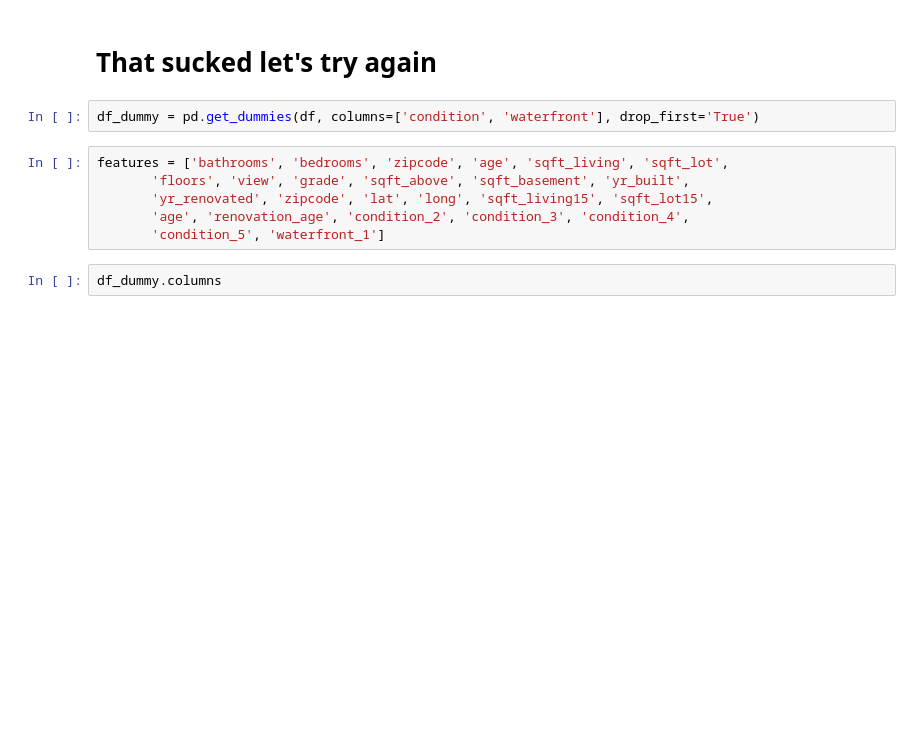
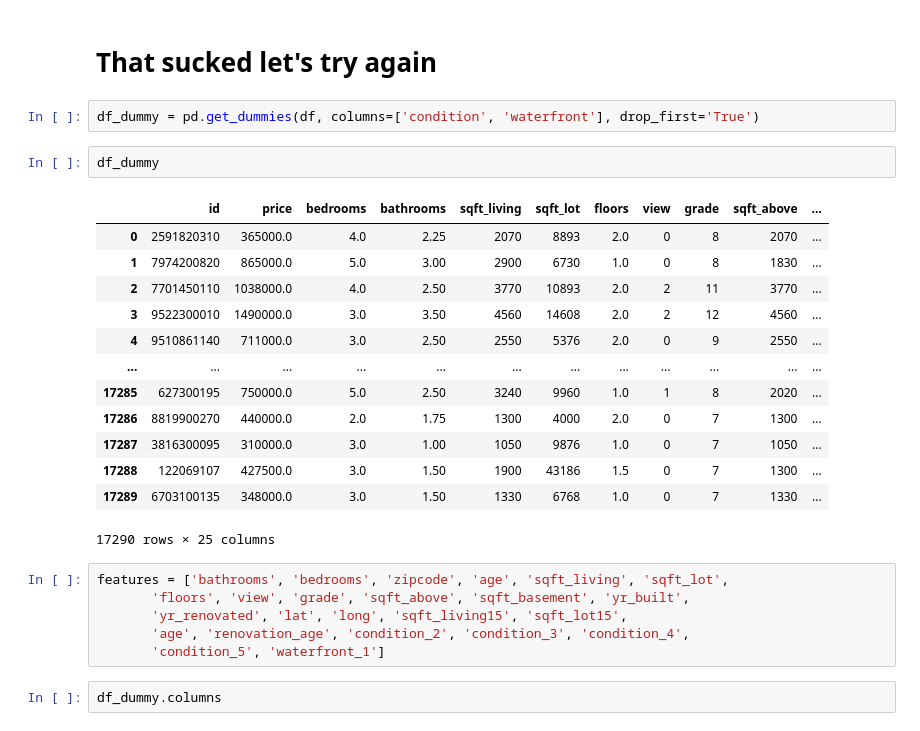
Before and after one commit to raizelistaken/Housing_Prices_KC, a Jupyter notebook: Saturday_models.ipynb, the cells around one changed output. Saved outputs shown, nothing was run; the diff lists cells and outputs as text; blank space fills up the shorter version.

```diff
--- a/Saturday_models.ipynb
+++ b/Saturday_models.ipynb
@@ -759,10 +759,26 @@ Root Mean Squared Error:214807.50964505668
 # That sucked let's try again
 # %%
 df_dummy = pd.get_dummies(df, columns=['condition', 'waterfront'], drop_first='True')
+# %%
+df_dummy
+# %% [output]
+|  | id | price | bedrooms | bathrooms | sqft_living | sqft_lot | floors | view | grade | sqft_above | ... |
+| 0 | 2591820310 | 365000.0 | 4.0 | 2.25 | 2070 | 8893 | 2.0 | 0 | 8 | 2070 | ... |
+| 1 | 7974200820 | 865000.0 | 5.0 | 3.00 | 2900 | 6730 | 1.0 | 0 | 8 | 1830 | ... |
+| 2 | 7701450110 | 1038000.0 | 4.0 | 2.50 | 3770 | 10893 | 2.0 | 2 | 11 | 3770 | ... |
+| 3 | 9522300010 | 1490000.0 | 3.0 | 3.50 | 4560 | 14608 | 2.0 | 2 | 12 | 4560 | ... |
+| 4 | 9510861140 | 711000.0 | 3.0 | 2.50 | 2550 | 5376 | 2.0 | 0 | 9 | 2550 | ... |
+| ... | ... | ... | ... | ... | ... | ... | ... | ... | ... | ... | ... |
+| 17285 | 627300195 | 750000.0 | 5.0 | 2.50 | 3240 | 9960 | 1.0 | 1 | 8 | 2020 | ... |
+| 17286 | 8819900270 | 440000.0 | 2.0 | 1.75 | 1300 | 4000 | 2.0 | 0 | 7 | 1300 | ... |
+| 17287 | 3816300095 | 310000.0 | 3.0 | 1.00 | 1050 | 9876 | 1.0 | 0 | 7 | 1050 | ... |
+| 17288 | 122069107 | 427500.0 | 3.0 | 1.50 | 1900 | 43186 | 1.5 | 0 | 7 | 1300 | ... |
+| 17289 | 6703100135 | 348000.0 | 3.0 | 1.50 | 1330 | 6768 | 1.0 | 0 | 7 | 1330 | ... |
+17290 rows × 25 columns
 # %%
 features = ['bathrooms', 'bedrooms', 'zipcode', 'age', 'sqft_living', 'sqft_lot',
        'floors', 'view', 'grade', 'sqft_above', 'sqft_basement', 'yr_built',
-       'yr_renovated', 'zipcode', 'lat', 'long', 'sqft_living15', 'sqft_lot15',
+       'yr_renovated', 'lat', 'long', 'sqft_living15', 'sqft_lot15',
        'age', 'renovation_age', 'condition_2', 'condition_3', 'condition_4',
        'condition_5', 'waterfront_1']
 # %%
```
Also changed, not shown: parts of 37 cells of this notebook, 4 other files.
